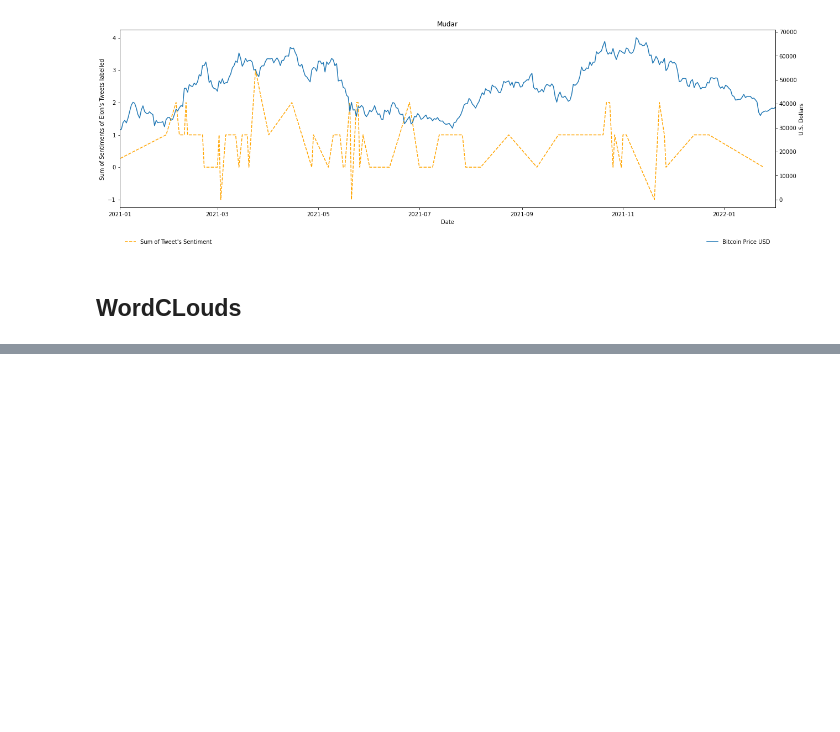
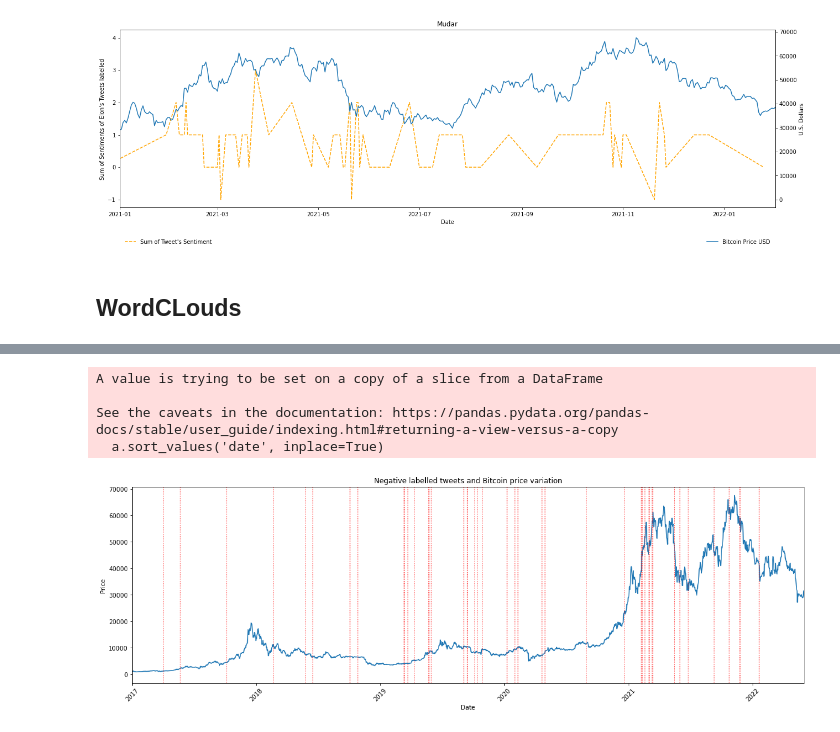
Before and after one commit to 158bubbles/ProjetoMD, a Jupyter notebook: graficosBitcoin.ipynb, the cells around one changed output, grey strips where cells are left out. Drawn from its saved outputs; the diff is of its cells as text; code cells hidden in the pictures; blank space fills up the shorter version.

Commit message:
graficos bitcoin

```diff
--- a/graficosBitcoin.ipynb
+++ b/graficosBitcoin.ipynb
@@ -240,0 +285,34 @@ plt.show()
+# %%
+# Plot the Bitcoin price over time and the negative tweets
+a = df_laurens88[df_laurens88['Sentiment'] == 'NEGATIVE']
+a.sort_values('date', inplace=True)
+
+# Create a line graph
+plt.figure(figsize=(20, 6))
+plt.plot(df_bitcoin['date'], df_bitcoin['bitcoin_price'])
+
+# Customize the plot
+plt.title('Negative labelled tweets and Bitcoin price variation')
+plt.xlabel('Date')
+plt.ylabel('Price')
+plt.xticks(rotation=45)
+
+legend_labels = []
+# Add vertical lines for each negative tweet
+for date in a['date']:
+    plt.axvline(date, color='red', linestyle=(0, (1, 1)), alpha=0.5)
+
+
+# Set the x-axis limits to the desired date range
+start_date = pd.to_datetime("2017-01-01")  # Replace with your desired start date
+end_date = pd.to_datetime("2022-06-01")   # Replace with your desired end date
+plt.xlim(start_date, end_date)
+
+# Display the graph
+plt.show()
+# %% [output]
+A value is trying to be set on a copy of a slice from a DataFrame
+
+See the caveats in the documentation: https://pandas.pydata.org/pandas-docs/stable/user_guide/indexing.html#returning-a-view-versus-a-copy
+  a.sort_values('date', inplace=True)
+[figure, added]
```
Also changed, not shown: parts of 48 cells of this notebook.
